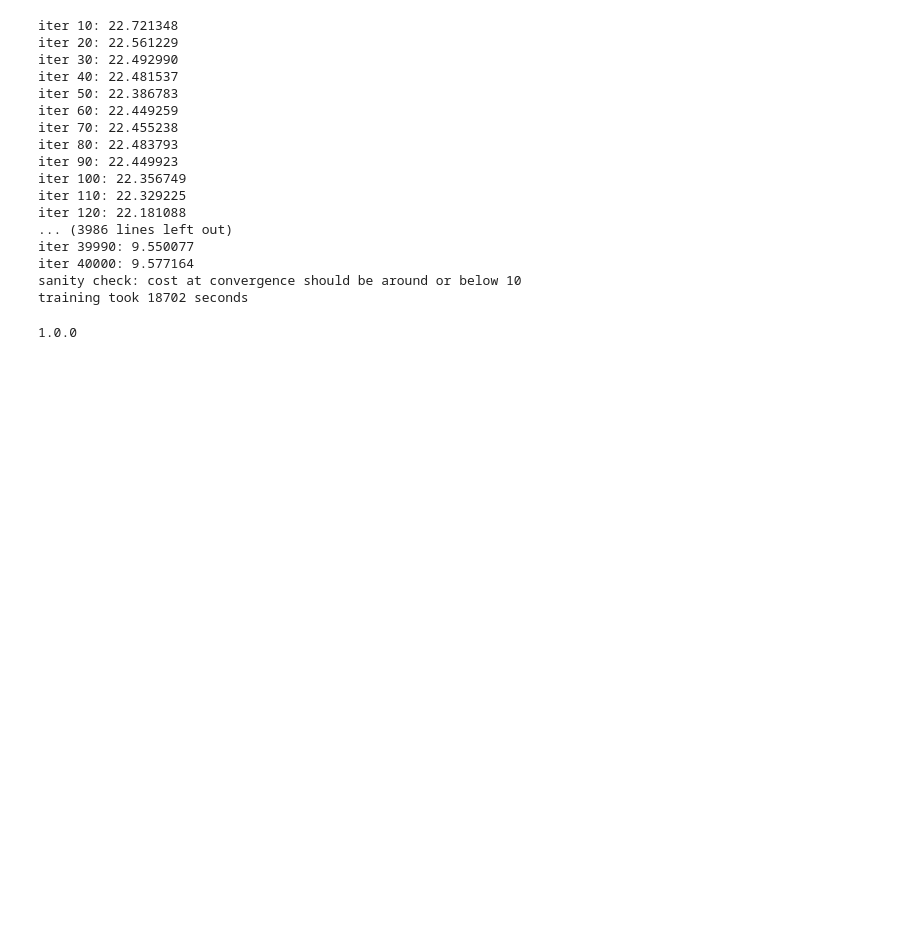
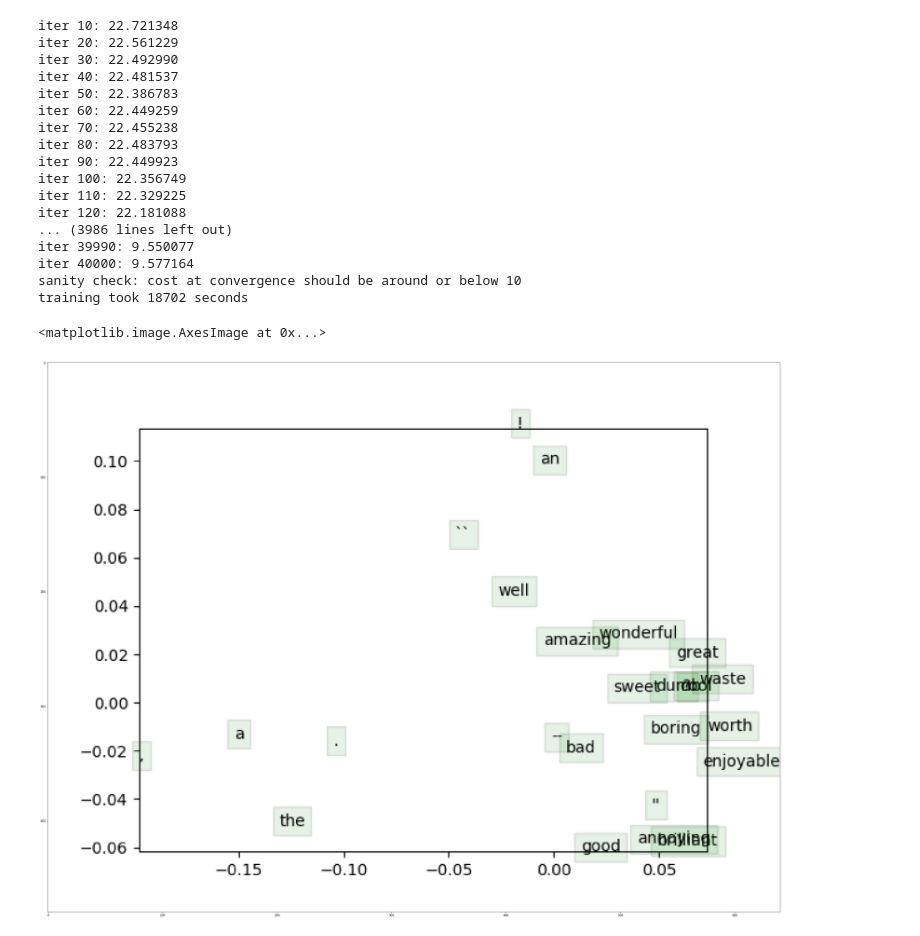
Before and after one commit to fengbiaoshan/notebooks, a Jupyter notebook: notebooks/cs224/assignment1/run_console.ipynb, the cells around one changed output. Cells and saved outputs as stored; diff of their text form; code cells hidden in the pictures; blank space fills up the shorter version.

```diff
--- a/notebooks/cs224/assignment1/run_console.ipynb
+++ b/notebooks/cs224/assignment1/run_console.ipynb
@@ -84,8 +84,9 @@ iter 40000: 9.577164
 sanity check: cost at convergence should be around or below 10
 training took 18702 seconds
 # %%
-print scipy.__version__
-# image = imageio.imread("q3_word_vectors.png")
-# plt.imshow(image)
+image = imageio.imread("q3_word_vectors.png")
+plt.figure(figsize=(45,45))
+plt.imshow(image)
 # %% [output]
-1.0.0
+<matplotlib.image.AxesImage at 0x...>
+[figure, added]
```
Also changed, not shown: parts of 3 cells of this notebook, 5 other files.
